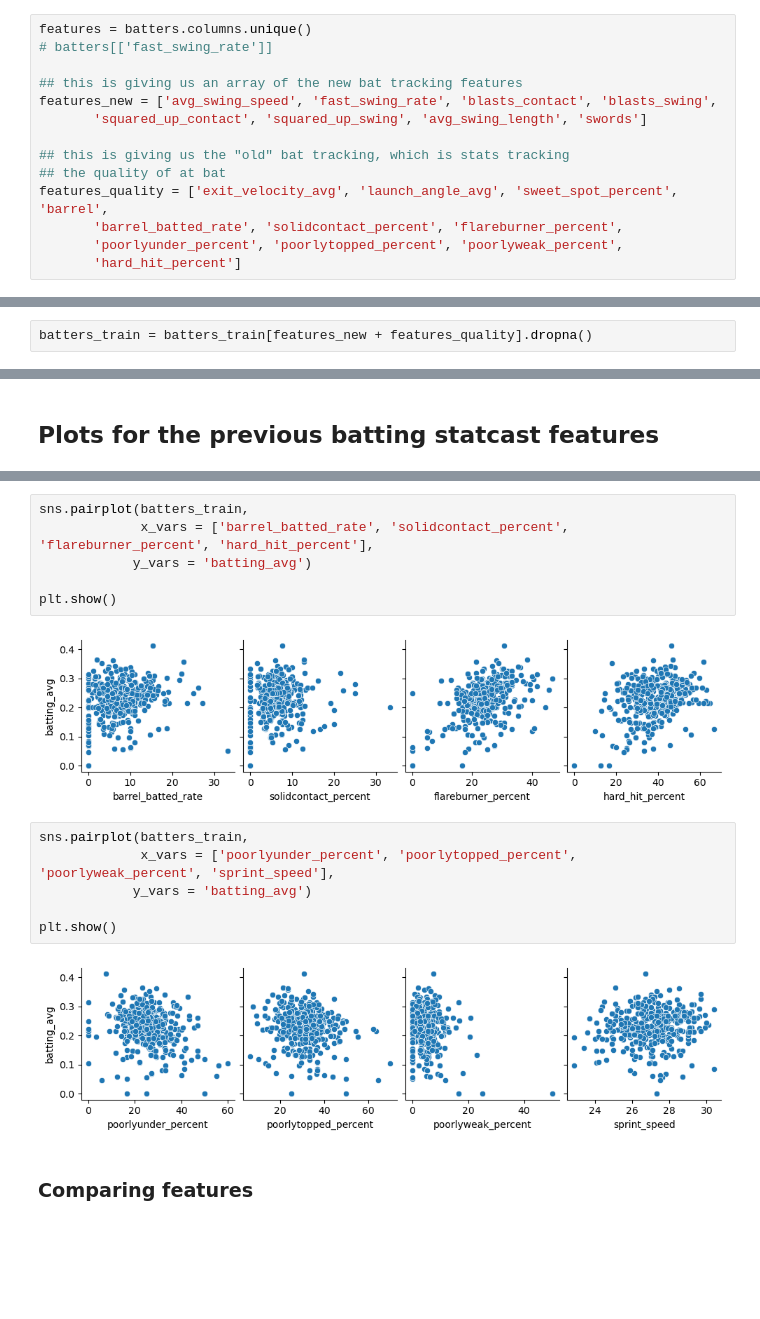
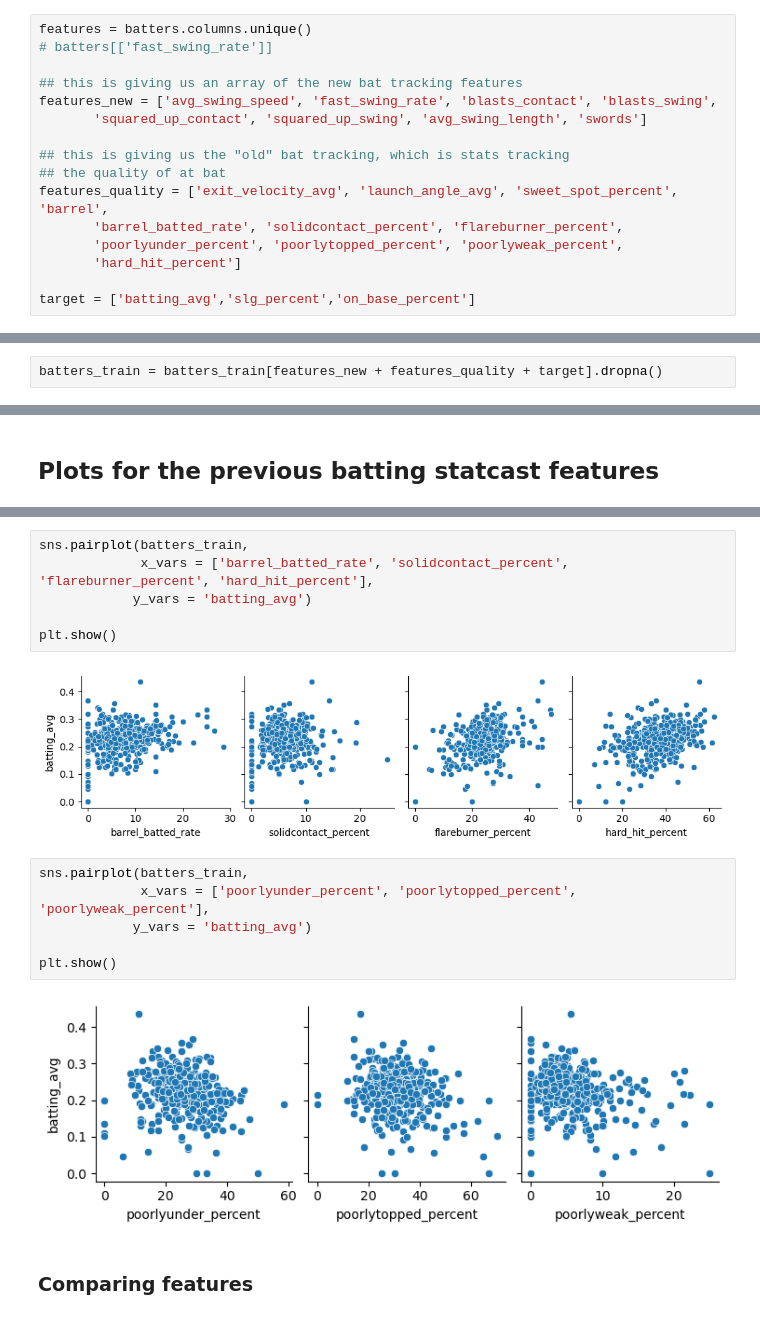
Before and after one commit to rrmoruzzi/mlb-bat-tracking, a Jupyter notebook: MLB-Exploration/1-MLB-predictions-EDA.ipynb, the cells around one changed output, grey strips where cells are left out. Saved outputs shown, nothing was run; the diff lists cells and outputs as text; blank space fills up the shorter version.

```diff
--- a/MLB-Exploration/1-MLB-predictions-EDA.ipynb
+++ b/MLB-Exploration/1-MLB-predictions-EDA.ipynb
@@ -31,6 +29,8 @@ features_quality = ['exit_velocity_avg', 'launch_angle_avg', 'sweet_spot_percent
        'barrel_batted_rate', 'solidcontact_percent', 'flareburner_percent',
        'poorlyunder_percent', 'poorlytopped_percent', 'poorlyweak_percent',
        'hard_hit_percent']
+
+target = ['batting_avg','slg_percent','on_base_percent']
 # %% [markdown]
 The data provides the following features that could be used to predict batting average, slugging, onbase, etc.
 
@@ -104,7 +104,7 @@ batters_train, batters_test = train_test_split(batters,
 batters_train.to_csv('batters_train.csv',index = False)
 batters_test.to_csv('batters_test.csv', index = False)
 # %%
-batters_train = batters_train[features_new + features_quality].dropna()
+batters_train = batters_train[features_new + features_quality + target].dropna()
 # %%
 batters_train.info()
 # %% [output]
@@ -169,15 +169,15 @@ sns.pairplot(batters_train,
 
 plt.show()
 # %% [output]
-[figure, old version]
+[figure, new version]
 # %%
 sns.pairplot(batters_train,
-             x_vars = ['poorlyunder_percent', 'poorlytopped_percent', 'poorlyweak_percent', 'sprint_speed'],
+             x_vars = ['poorlyunder_percent', 'poorlytopped_percent', 'poorlyweak_percent'],
             y_vars = 'batting_avg')
 
 plt.show()
 # %% [output]
-[figure, old version]
+[figure, new version]
 # %% [markdown]
 ### Comparing features
 # %%
```
Also changed, not shown: parts of 14 cells of this notebook, 4 other files.
